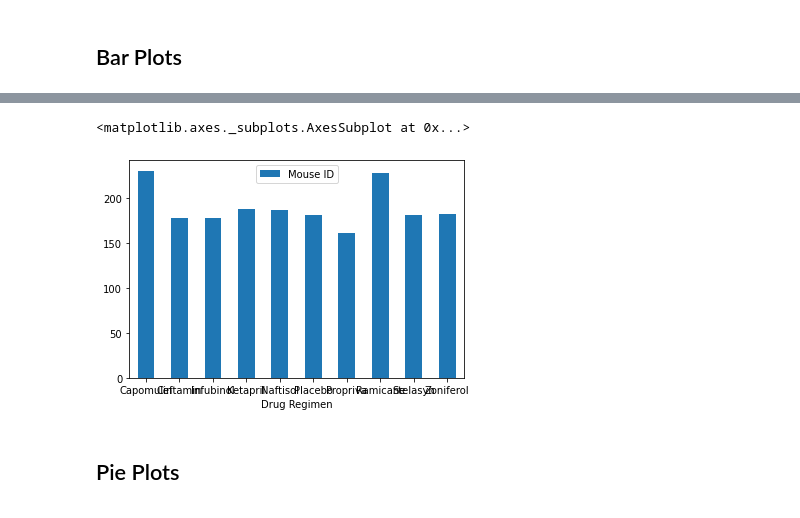
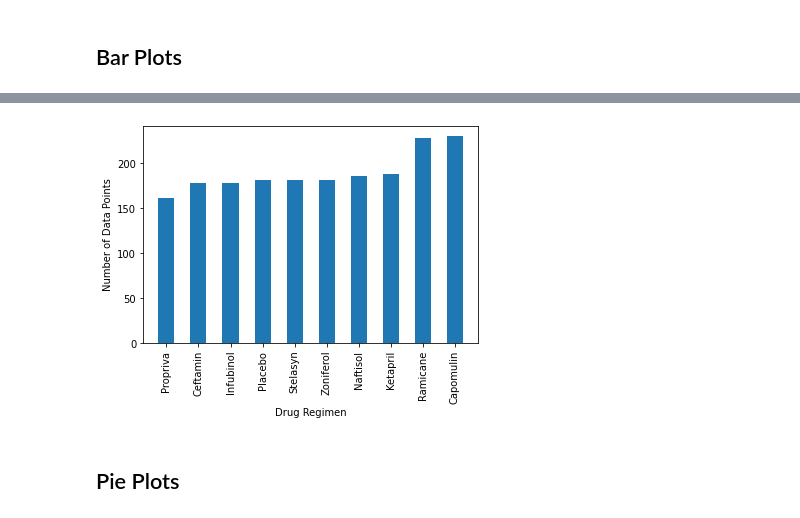
Before and after one commit to Ntorres95/matplotlib-hw, a Jupyter notebook: pymaceuticals_starter.ipynb, the cells around one changed output, grey strips where cells are left out. Cells and saved outputs as stored; diff of their text form; code cells hidden in the pictures.

```diff
--- a/pymaceuticals_starter.ipynb
+++ b/pymaceuticals_starter.ipynb
@@ -166,9 +163,33 @@ barplot_data_df
-# %%
-# Generate a bar plot showing the number of mice per time point for each treatment throughout the course of the study using pyplot.
-
-barplot_data_df.plot.bar(y='Mouse ID', rot=0)
-# %% [output]
-<matplotlib.axes._subplots.AxesSubplot at 0x...>
-[figure, removed]
+# %%
+#creating the drug list for the second bar plot
+sorted_drug_list = list(barplot_data_df.sort_values("Mouse ID").index.values)
+# %%
+# Generate a bar plot showing the number of mice per time point for each treatment throughout the course of the study using pyplot.
+
+#creating the x_axis values
+x_axis = np.arange(len(barplot_data_df["Mouse ID"]))
+#creating the y_axis values
+y_axis = barplot_data_df["Mouse ID"].sort_values().tolist()
+
+#creating the tick locations
+tick_locations = [val for val in x_axis]
+
+#creating the bones of the bar plot
+plt.bar(x_axis, y_axis, width = 0.5)
+
+#setting the tick names
+plt.xticks(tick_locations, sorted_drug_list)
+
+#plotting the ticks
+plt.xticks(rotation = 90)
+
+#adding labels and title
+plt.xlabel("Drug Regimen")
+plt.ylabel("Number of Data Points")
+
+#sanity checkl
+plt.show()
+# %% [output]
+[figure, added]
 # %% [markdown]
 ## Pie Plots
```
Also changed, not shown: parts of 10 cells of this notebook.
